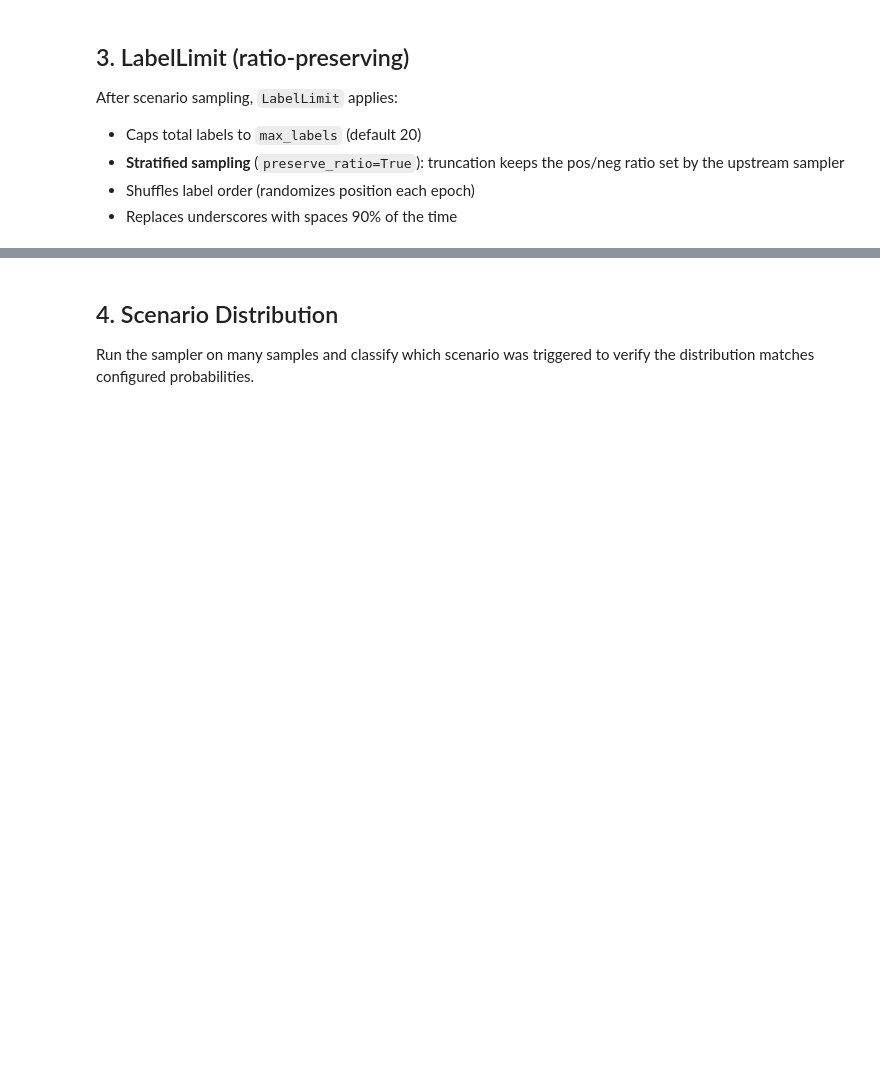
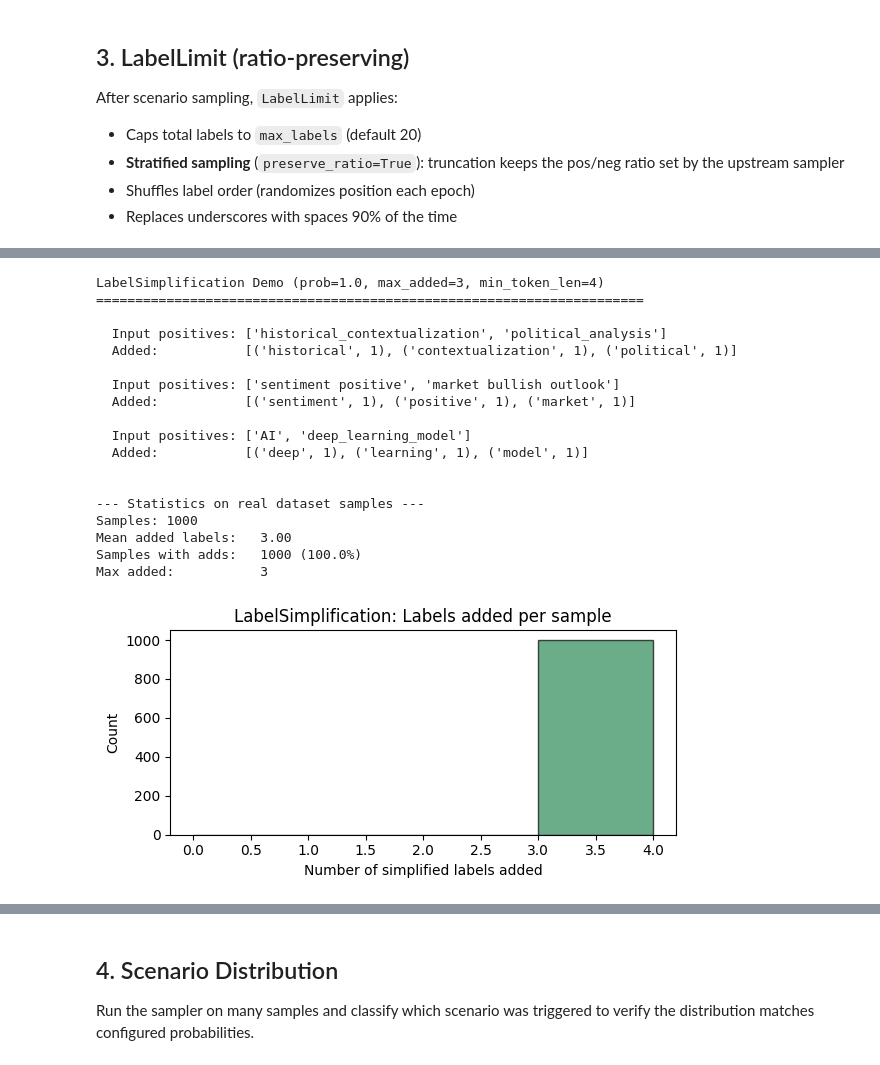
Before and after one commit to KameniAlexNea/zero-shot-classification, a Jupyter notebook: notebooks/LabelAugmentationDemo.ipynb, the cells around one changed output, grey strips where cells are left out. Saved outputs shown, nothing was run; the diff lists cells and outputs as text; code cells hidden in the pictures; blank space fills up the shorter version.

```diff
--- a/notebooks/LabelAugmentationDemo.ipynb
+++ b/notebooks/LabelAugmentationDemo.ipynb
@@ -186,0 +275,62 @@ Underscore replacement demo:
+# %%
+simp = LabelSimplification(prob=1.0, max_added=3, min_token_len=4)
+
+# Demo on several multi-token labels
+demo_cases = [
+    (["historical_contextualization", "political_analysis", "economic_overview"],
+     [1, 1, 0]),
+    (["sentiment positive", "market bullish outlook", "sports news"],
+     [1, 1, 0]),
+    (["AI", "NLP", "deep_learning_model"],
+     [1, 0, 1]),
+]
+
+print("LabelSimplification Demo (prob=1.0, max_added=3, min_token_len=4)\n" + "=" * 70)
+for labels, ints in demo_cases:
+    out_t, out_i = simp(labels[:], ints[:])
+    added = [(t, i) for t, i in zip(out_t[len(labels):], out_i[len(labels):])]
+    print(f"\n  Input positives: {[l for l, i in zip(labels, ints) if i == 1]}")
+    print(f"  Added:           {added if added else '(none — single-token or too short)'}")
+
+# Distribution: how many labels get added on real data?
+print("\n\n--- Statistics on real dataset samples ---")
+N_simp = min(1000, len(ds))
+added_counts = []
+for i in range(N_simp):
+    sample = ds[i]
+    ltext, lint = sample["ltext"], sample["lint"]
+    out_t, _ = simp(ltext[:], lint[:])
+    added_counts.append(len(out_t) - len(ltext))
+
+print(f"Samples: {N_simp}")
+print(f"Mean added labels:   {np.mean(added_counts):.2f}")
+print(f"Samples with adds:   {sum(1 for c in added_counts if c > 0)} ({100*sum(1 for c in added_counts if c > 0)/N_simp:.1f}%)")
+print(f"Max added:           {max(added_counts)}")
+
+fig, ax = plt.subplots(figsize=(6, 3))
+ax.hist(added_counts, bins=range(0, max(added_counts) + 2), edgecolor="black", alpha=0.7, color="seagreen")
+ax.set_xlabel("Number of simplified labels added")
+ax.set_ylabel("Count")
+ax.set_title("LabelSimplification: Labels added per sample")
+plt.tight_layout()
+plt.show()
+# %% [output]
+LabelSimplification Demo (prob=1.0, max_added=3, min_token_len=4)
+======================================================================
+
+  Input positives: ['historical_contextualization', 'political_analysis']
+  Added:           [('historical', 1), ('contextualization', 1), ('political', 1)]
+
+  Input positives: ['sentiment positive', 'market bullish outlook']
+  Added:           [('sentiment', 1), ('positive', 1), ('market', 1)]
+
+  Input positives: ['AI', 'deep_learning_model']
+  Added:           [('deep', 1), ('learning', 1), ('model', 1)]
+
+
+--- Statistics on real dataset samples ---
+Samples: 1000
+Mean added labels:   3.00
+Samples with adds:   1000 (100.0%)
+Max added:           3
+[figure, added]
```
Also changed, not shown: parts of 12 cells of this notebook, 6 other files.
